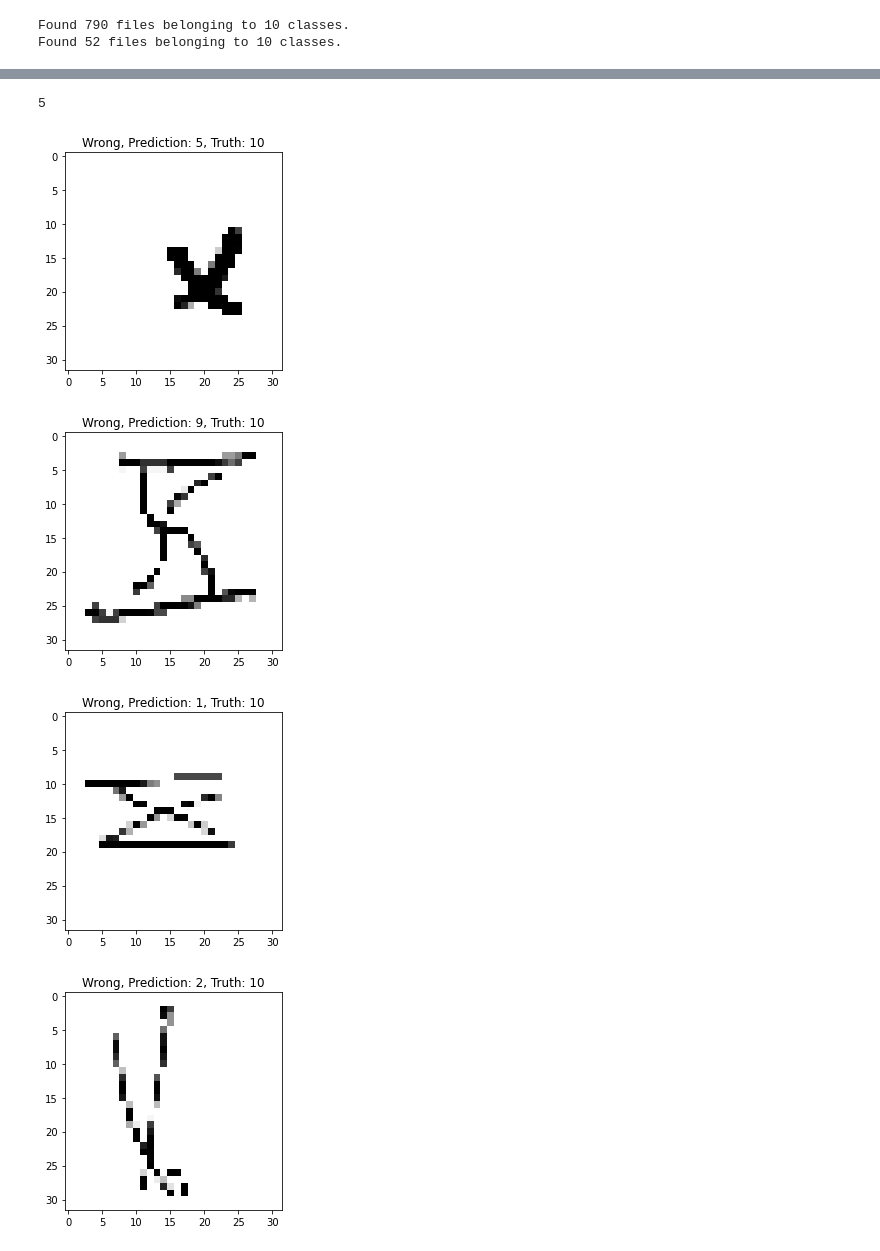
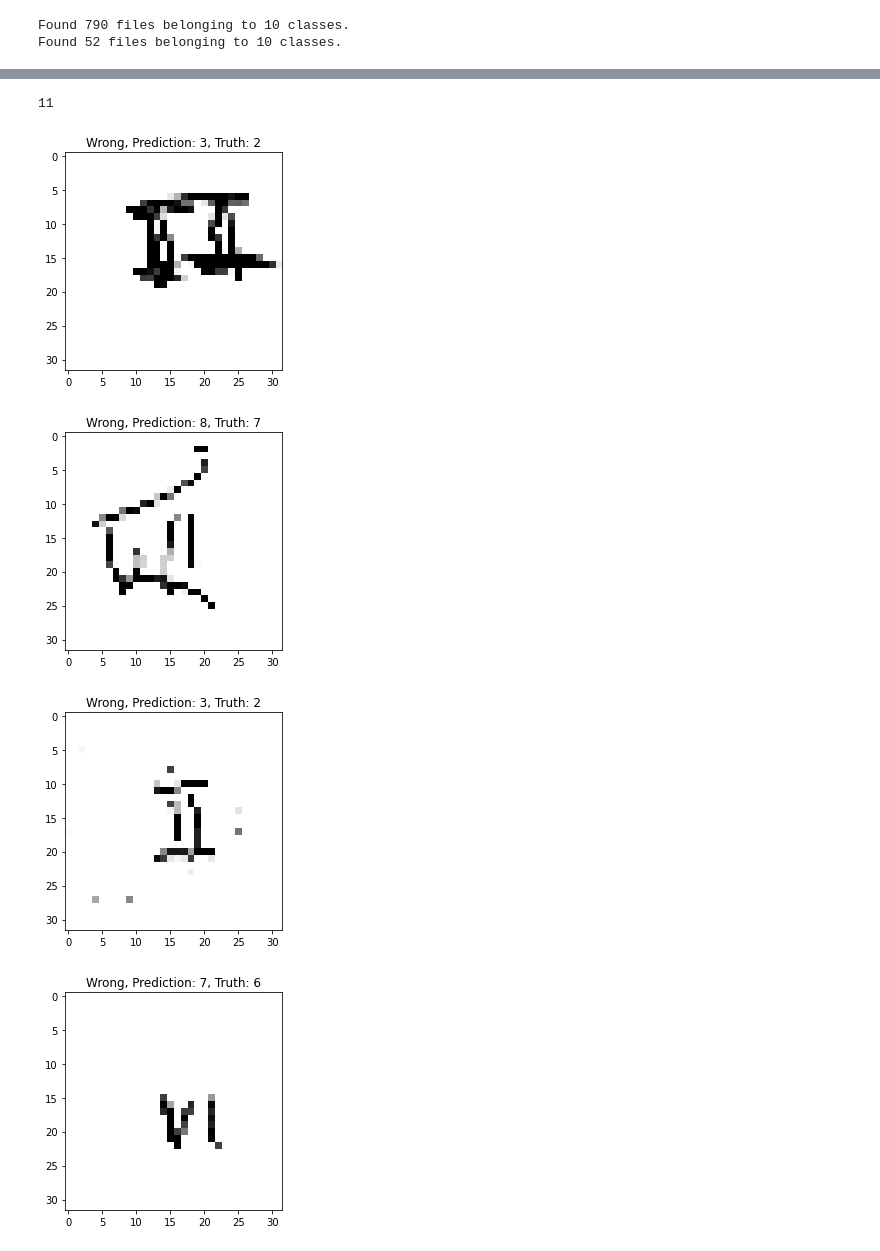
Before and after one commit to grantbuster/dcai, a Jupyter notebook: 3_error_analysis.ipynb, the cells around one changed output, grey strips where cells are left out. Cells and saved outputs as stored; diff of their text form; code cells hidden in the pictures.

```diff
--- a/3_error_analysis.ipynb
+++ b/3_error_analysis.ipynb
@@ -6,7 +6,7 @@ import matplotlib.pyplot as plt
 
 from PIL import Image
 # %%
-test = 'dcai_gcb_04'
+test = 'dcai_gcb_05'
 user_data = './{0}/{0}'.format(test)
 test_data = './label_book/label_book'
 df = pd.read_csv('./predictions_{}.csv'.format(test))
@@ -100,24 +100,24 @@ bad_file_paths
 # %%
 mask = (
     (df.correct == False)
-#     & (df.dataset == 'test')
-    & (df.truth == 10)
+    & (df.dataset == 'test')
+#     & (df.truth == 10)
 )
 display(mask.sum())
 for i, row in df[mask].sample(frac=1).iterrows():
     fp = './' + row['fp']
     truth = int(row['truth'])
     pred = int(row['prediction'])
     correct = 'Correct' if truth == pred else 'Wrong'
     fp_index = file_paths.index(fp)
     image = images[fp_index][0].numpy().astype(np.uint8)
     plt.imshow(image)
     plt.title('{}, Prediction: {}, Truth: {}'.format(correct, pred, truth))
     plt.show()
     plt.close()
 # %% [output]
-5
+11
-[figure, old version]
+[figure, new version]
-[figure, old version]
+[figure, new version]
-[figure, old version]
+[figure, new version]
-[figure, old version]
+[figure, new version]
```
Also changed, not shown: parts of 5 cells of this notebook, 4 other files.
